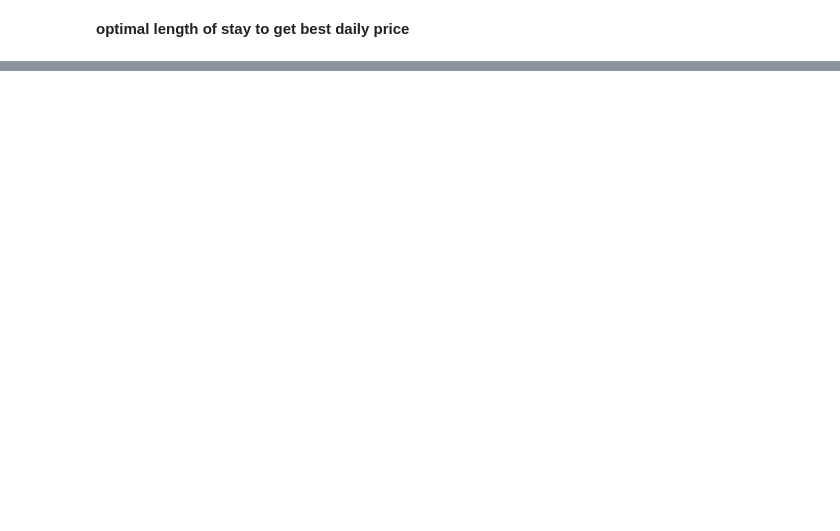
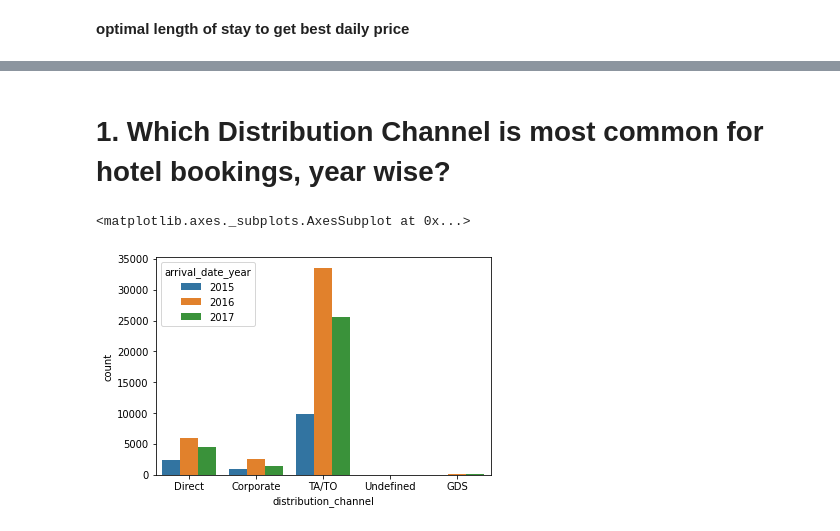
Before and after one commit to kavyasree761/hotel-booking-analysis, a Jupyter notebook: Copy_of_Hotel_Booking_Analysis_Capstone_Project.ipynb, the cells around one changed output, grey strips where cells are left out. Cells and saved outputs as stored; diff of their text form; code cells hidden in the pictures; blank space fills up the shorter version.

```diff
--- a/Copy_of_Hotel_Booking_Analysis_Capstone_Project.ipynb
+++ b/Copy_of_Hotel_Booking_Analysis_Capstone_Project.ipynb
@@ -300,0 +307,7 @@ sns.heatmap(corr_df)
+# %% [markdown]
+# 1. Which Distribution Channel is most common for hotel bookings, year wise?
+# %%
+sns.countplot(data.distribution_channel,hue=data['arrival_date_year'])
+# %% [output]
+<matplotlib.axes._subplots.AxesSubplot at 0x...>
+[figure, added]
```
Also changed, not shown: parts of 23 cells of this notebook.
